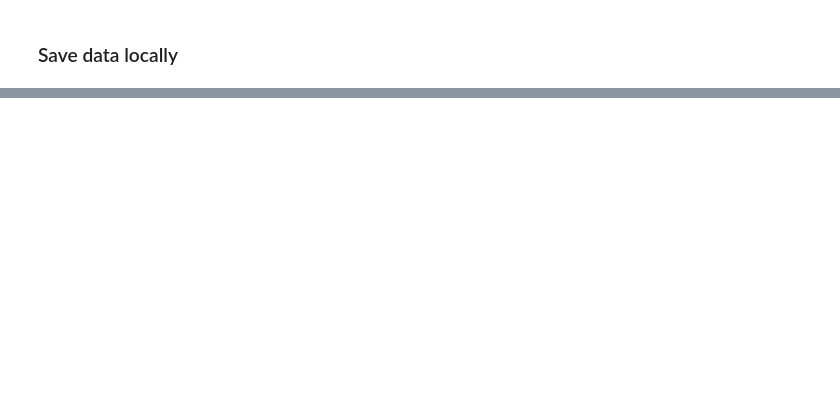
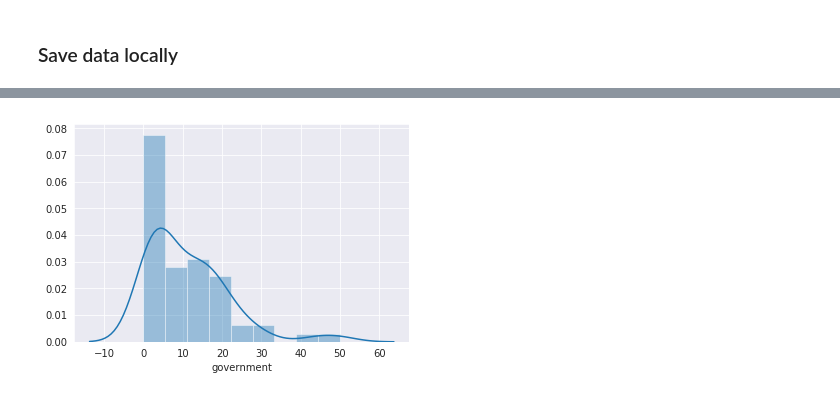
Before and after one commit to aarondelgiudice/thinkful, a Jupyter notebook: unit_4/capstone/4_5a_preprocessing.ipynb, the cells around one changed output, grey strips where cells are left out. Drawn from its saved outputs; the diff is of its cells as text; code cells hidden in the pictures; blank space fills up the shorter version.

Commit message:
Removed top words feature, added feature extraction (bag of words, tf-idf)

```diff
--- a/unit_4/capstone/4_5a_preprocessing.ipynb
+++ b/unit_4/capstone/4_5a_preprocessing.ipynb
@@ -786,0 +735,16 @@ files.download(filename+".csv")
+# %%
+all_words = []
+for text in df_prez['text_nostops']:
+  for word in text:
+    all_words.append(word)
+
+all_words.remove("-PRON-")
+print(len(all_words))
+print(all_words[:10])
+
+from collections import Counter
+common_words = [word[0] for word in Counter(all_words).most_common(2000)]
+print(len(common_words))
+print(type(common_words))
+print(type(common_words[0]))
+print(common_words[:10])
@@ -786,0 +758,7 @@ files.download(filename+".csv")
+# %%
+word_counts = pd.concat([df_prez[['fileid', 'text_nostops']],
+                         pd.DataFrame(columns=common_words)], axis=1)
+word_counts.loc[:, common_words] = 0
+
+display(word_counts.columns)
+word_counts.head()
@@ -786,0 +779,16 @@ files.download(filename+".csv")
+# %%
+%%time
+# Create our data frame with features. This can take a while to run.
+
+# Process each row, counting the occurrence of words in each sentence.
+for i, text in enumerate(word_counts['text_nostops']):
+
+  words = [word for word in text if word in common_words]
+
+  # Populate the row with word counts.
+  for word in words:
+    word_counts.loc[i, word] += 1
+
+  # This counter is just to make sure the kernel didn't hang.
+  if i % 50 == 0:
+    print("Processing row {}".format(i))
@@ -786,0 +810,6 @@ files.download(filename+".csv")
+# %%
+word_counts['government'].astype(int).describe()
+sns.distplot(word_counts['government'].astype(int))
+plt.show();
+# %% [output]
+[figure, added]
```
Also changed, not shown: parts of 21 cells of this notebook.
